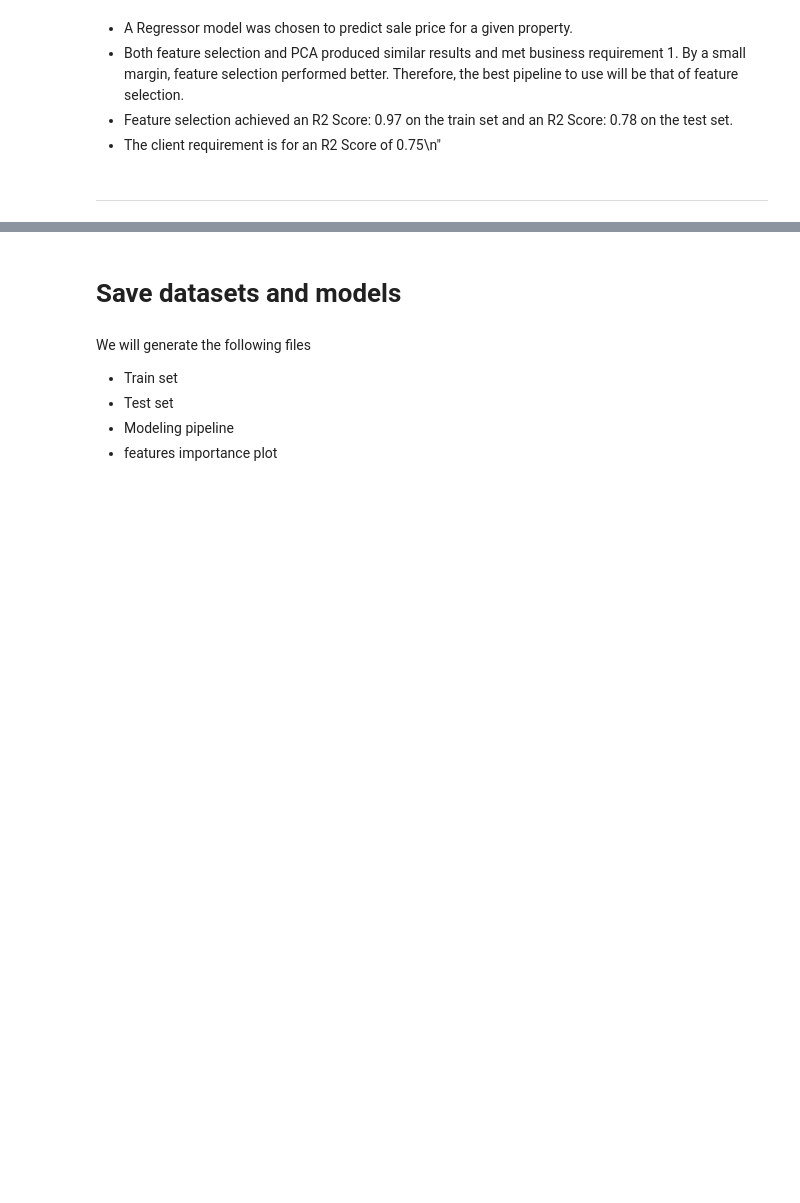
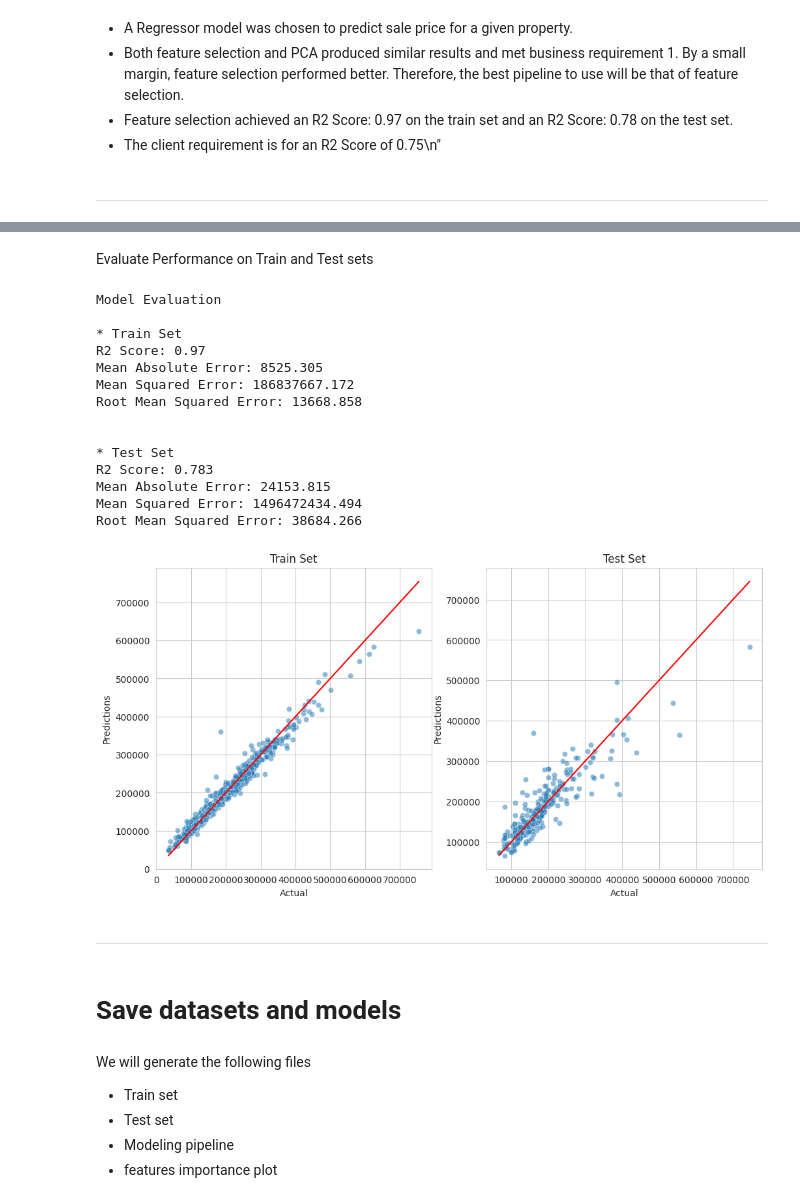
Before and after one commit to JPRodrigues-gh/housing-sales-price-prediction-dashboard, a Jupyter notebook: jupyter_notebooks/05_predict_sale_price.ipynb, the cells around one changed output, grey strips where cells are left out. Saved outputs shown, nothing was run; the diff lists cells and outputs as text; code cells hidden in the pictures; blank space fills up the shorter version.

```diff
--- a/jupyter_notebooks/05_predict_sale_price.ipynb
+++ b/jupyter_notebooks/05_predict_sale_price.ipynb
@@ -718,0 +813,3 @@ Root Mean Squared Error: 41938.5
+# %%
+grid_search_summary, grid_search_pipelines = search.score_summary(sort_by='mean_score')
+grid_search_summary
@@ -718,0 +821,3 @@ Root Mean Squared Error: 41938.5
+# %%
+best_model = grid_search_summary.iloc[0,0]
+best_model
@@ -718,0 +828,3 @@ Root Mean Squared Error: 41938.5
+# %%
+best_regressor_pipeline = grid_search_pipelines[best_model].best_estimator_
+best_regressor_pipeline
@@ -719,3 +863,26 @@ Root Mean Squared Error: 41938.5
+# %% [markdown]
+Evaluate Performance on Train and Test sets
+# %%
+regression_performance(X_train, y_train, X_test, y_test, best_regressor_pipeline)
+regression_evaluation_plots(X_train, y_train, X_test, y_test, best_regressor_pipeline)
+# %% [output]
+Model Evaluation
+
+* Train Set
+R2 Score: 0.97
+Mean Absolute Error: 8525.305
+Mean Squared Error: 186837667.172
+Root Mean Squared Error: 13668.858
+
+
+* Test Set
+R2 Score: 0.783
+Mean Absolute Error: 24153.815
+Mean Squared Error: 1496472434.494
+Root Mean Squared Error: 38684.266
+[figure, added]
+# %% [markdown]
+---
 # %% [markdown]
 # Save datasets and models
 # %% [markdown]
```
Also changed, not shown: parts of 40 cells of this notebook, 12 other files.
